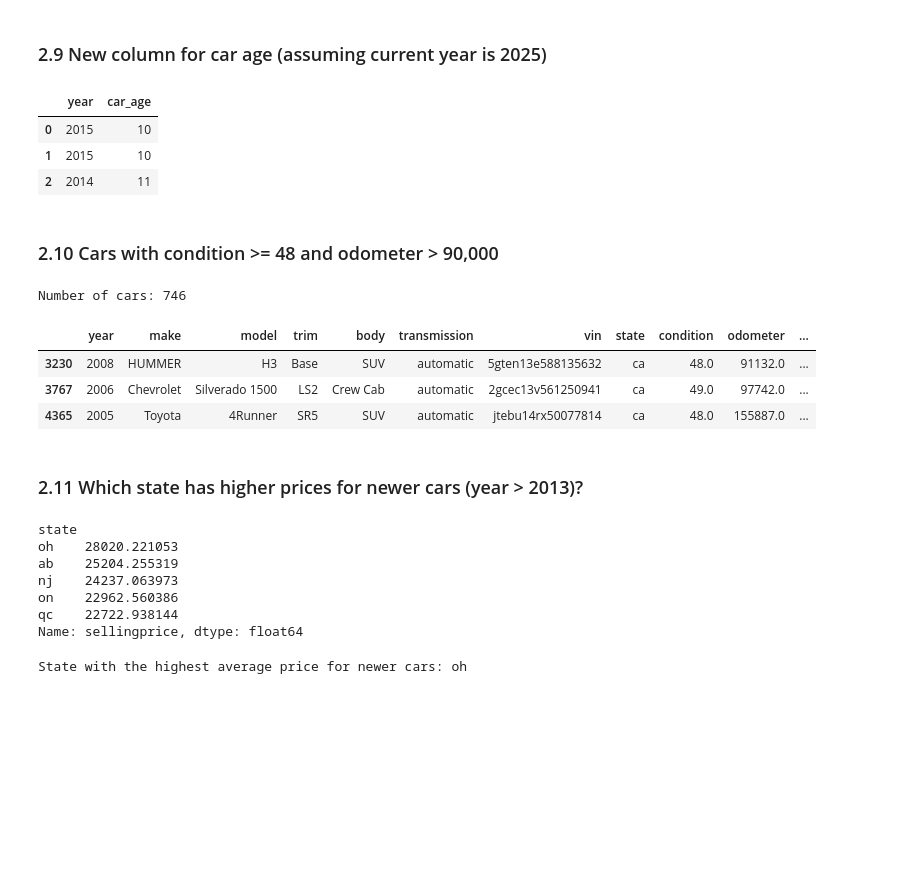
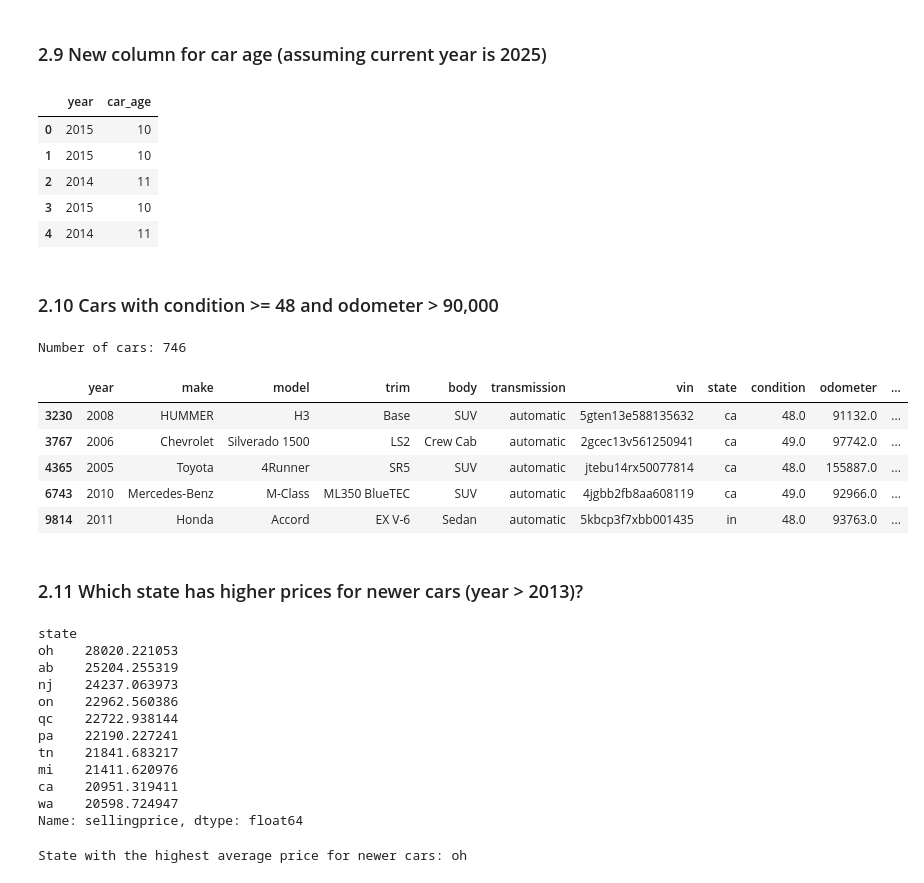
Before and after one commit to shiva3994/Practice, a Jupyter notebook: Daily Python/car_prices_eda simplified.ipynb, the cells around one changed output. Saved outputs shown, nothing was run; the diff lists cells and outputs as text; code cells hidden in the pictures; blank space fills up the shorter version.

```diff
--- a/Daily Python/car_prices_eda simplified.ipynb
+++ b/Daily Python/car_prices_eda simplified.ipynb
@@ -326,30 +326,34 @@ Name: odometer, dtype: float64
 ### 2.9 New column for car age (assuming current year is 2025)
 # %%
 df['car_age'] = 2025 - df['year']
-df[['year', 'car_age']].head(3)
+df[['year', 'car_age']].head()
 # %% [output]
 |  | year | car_age |
 | 0 | 2015 | 10 |
 | 1 | 2015 | 10 |
 | 2 | 2014 | 11 |
+| 3 | 2015 | 10 |
+| 4 | 2014 | 11 |
 # %% [markdown]
 ### 2.10 Cars with condition >= 48 and odometer > 90,000
 # %%
 filtered = df[(df['condition'] >= 48) & (df['odometer'] > 90000)]
 print("Number of cars:", len(filtered))
-filtered.head(3)
+filtered.head()
 # %% [output]
 Number of cars: 746
 |  | year | make | model | trim | body | transmission | vin | state | condition | odometer | ... |
 | 3230 | 2008 | HUMMER | H3 | Base | SUV | automatic | 5gten13e588135632 | ca | 48.0 | 91132.0 | ... |
 | 3767 | 2006 | Chevrolet | Silverado 1500 | LS2 | Crew Cab | automatic | 2gcec13v561250941 | ca | 49.0 | 97742.0 | ... |
 | 4365 | 2005 | Toyota | 4Runner | SR5 | SUV | automatic | jtebu14rx50077814 | ca | 48.0 | 155887.0 | ... |
+| 6743 | 2010 | Mercedes-Benz | M-Class | ML350 BlueTEC | SUV | automatic | 4jgbb2fb8aa608119 | ca | 49.0 | 92966.0 | ... |
+| 9814 | 2011 | Honda | Accord | EX V-6 | Sedan | automatic | 5kbcp3f7xbb001435 | in | 48.0 | 93763.0 | ... |
 # %% [markdown]
 ### 2.11 Which state has higher prices for newer cars (year > 2013)?
 # %%
 newer_cars = df[df['year'] > 2013]
 state_avg = newer_cars.groupby('state')['sellingprice'].mean().sort_values(ascending=False)
-state_avg.head(5)
+state_avg.head(10)
 # %% [output]
 state
 oh    28020.221053
@@ -357,6 +361,11 @@ ab    25204.255319
 nj    24237.063973
 on    22962.560386
 qc    22722.938144
+pa    22190.227241
+tn    21841.683217
+mi    21411.620976
+ca    20951.319411
+wa    20598.724947
 Name: sellingprice, dtype: float64
 # %%
 print("State with the highest average price for newer cars:", state_avg.index[0])
```
Also changed, not shown: parts of 7 cells of this notebook, 6 other files.
